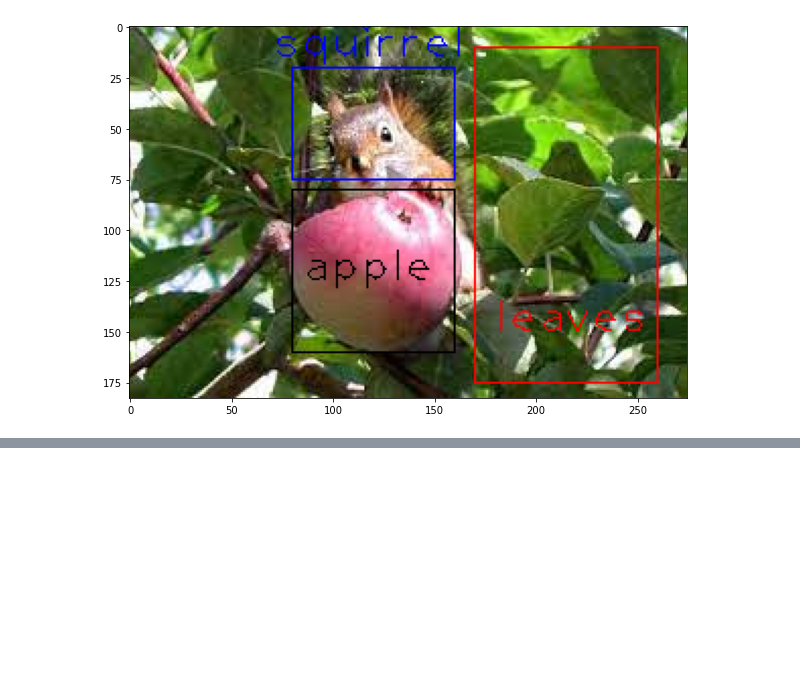
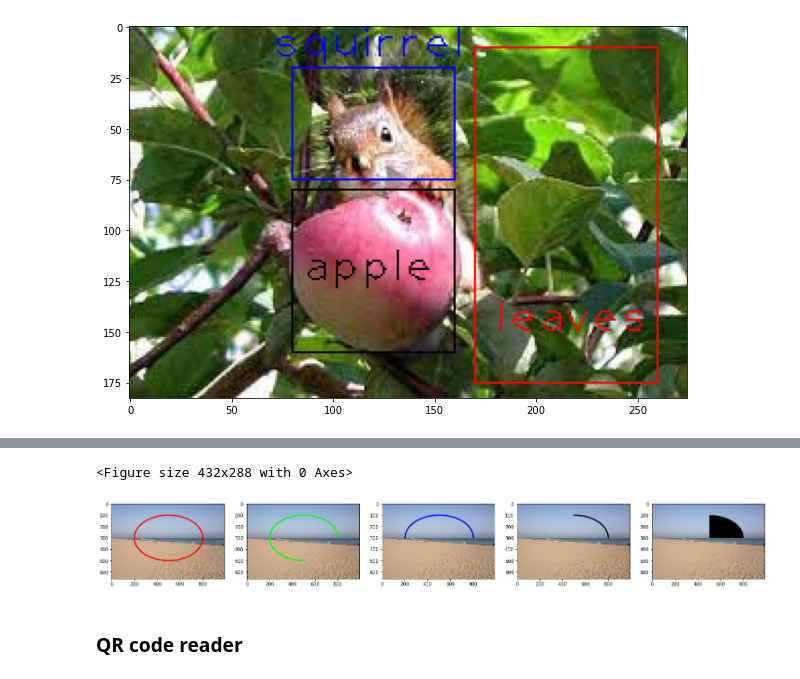
Before and after one commit to Jeko-Mus/deep-learning, a Jupyter notebook: week chapters/mini_projects.ipynb, the cells around one changed output, grey strips where cells are left out. Drawn from its saved outputs; the diff is of its cells as text; code cells hidden in the pictures; blank space fills up the shorter version.

```diff
--- a/week chapters/mini_projects.ipynb
+++ b/week chapters/mini_projects.ipynb
@@ -26,0 +46,31 @@ plt.imshow(sqr_copy)
+# %%
+#image = cv2.ellipse(image, center_coordinates, axesLength, angle,startAngle, endAngle, color, thickness)
+red = cv2.ellipse(first,(500,300),(300,200),0, 0, 360, (255,0,0),10)
+green = cv2.ellipse(second,(500,300),(300,200),0, 90, 360, (0,255,0),10)
+blue = cv2.ellipse(third,(500,300),(300,200),0, 180, 360, (0,0,255),10)
+grey = cv2.ellipse(fourth,(500,300),(300,200),0, 270, 360, (0,0,0),10)
+filled = cv2.ellipse(fifth,(500,300),(300,200),0, 270, 360, (0,0,0),cv2.FILLED)
+# %%
+fig = plt.figure()
+plt.figure(figsize = (25,20))
+plt.subplot(1, 5, 1)
+plt.imshow(red)
+
+plt.subplot(1, 5, 2)
+plt.imshow(green)
+
+plt.subplot(1, 5, 3)
+plt.imshow(blue)
+
+plt.subplot(1, 5, 4)
+plt.imshow(grey)
+
+plt.subplot(1, 5, 5)
+plt.imshow(filled)
+
+plt.show()
+# %% [output]
+<Figure size 432x288 with 0 Axes>
+[figure, added]
+# %% [markdown]
+### QR code reader
```
Also changed, not shown: parts of 8 cells of this notebook.
